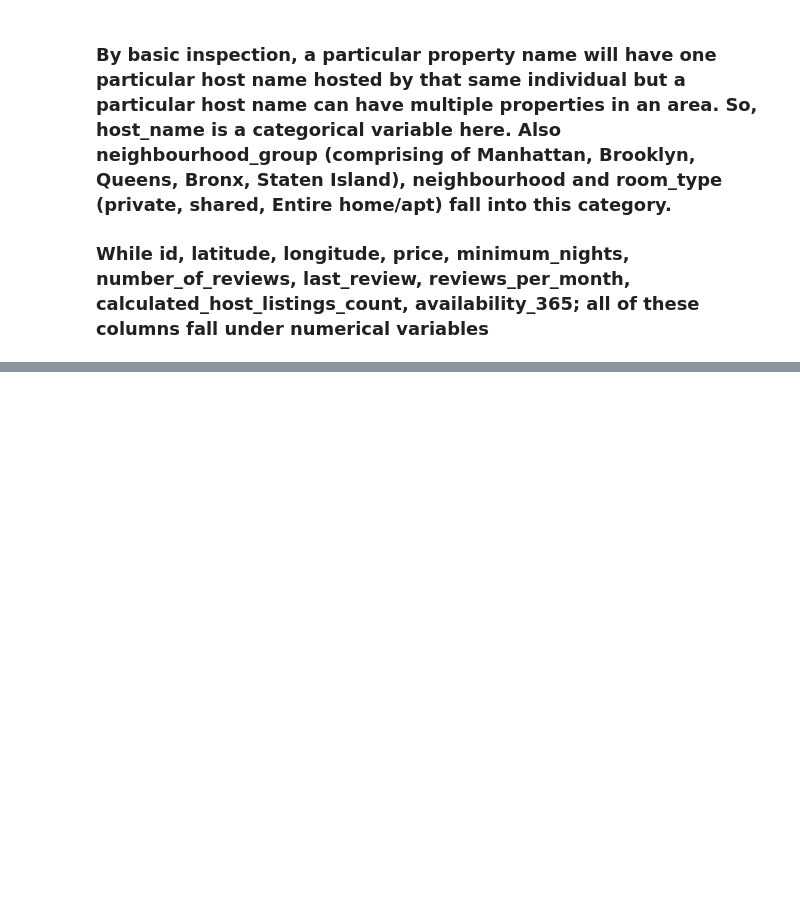
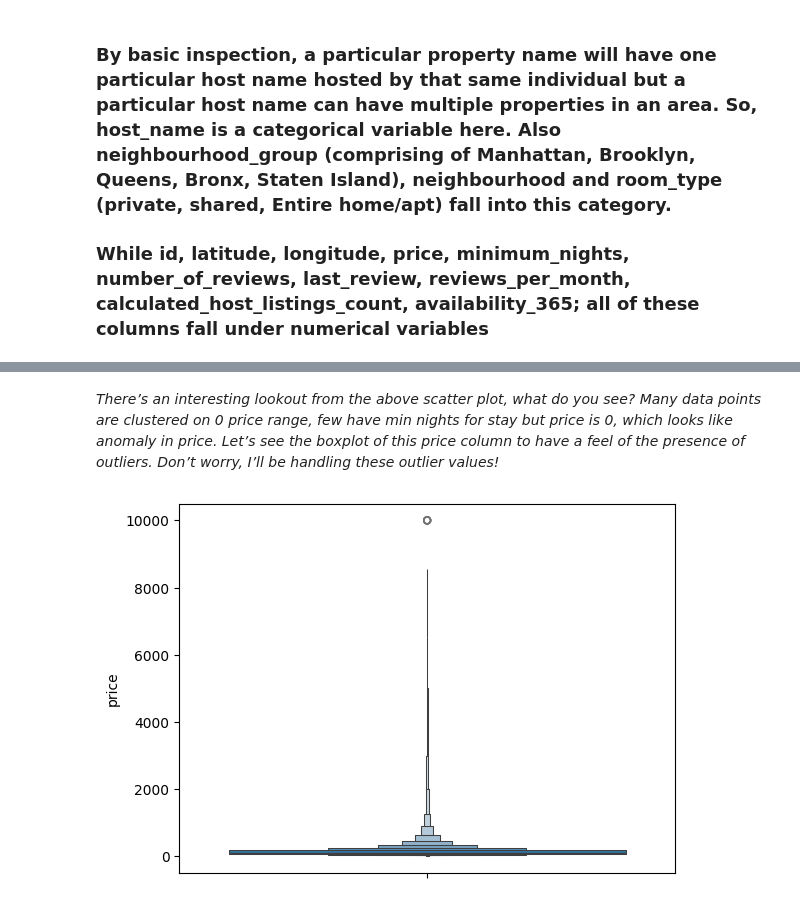
Before and after one commit to Kashifletslearn/EDA-of-Airbnb-Hotel-Booking, a Jupyter notebook: EDA_of_Airbnb_Hotel_Booking.ipynb, the cells around one changed output, grey strips where cells are left out. Cells and saved outputs as stored; diff of their text form; code cells hidden in the pictures; blank space fills up the shorter version.

```diff
--- a/EDA_of_Airbnb_Hotel_Booking.ipynb
+++ b/EDA_of_Airbnb_Hotel_Booking.ipynb
@@ -263,0 +352,8 @@ Index(['id', 'name', 'host_id', 'host_name', 'neighbourhood_group',
+# %% [markdown]
+*There’s an interesting lookout from the above scatter plot, what do you see? Many data points are clustered on 0 price range, few have min nights for stay but price is 0, which looks like anomaly in price. Let’s see the boxplot of this price column to have a feel of the presence of outliers. Don’t worry, I’ll be handling these outlier values!*
+# %%
+sns.boxenplot(airbnb['price'],orient='horizontal')
+
+plt.show()
+# %% [output]
+[figure, added]
```
Also changed, not shown: parts of 27 cells of this notebook.
